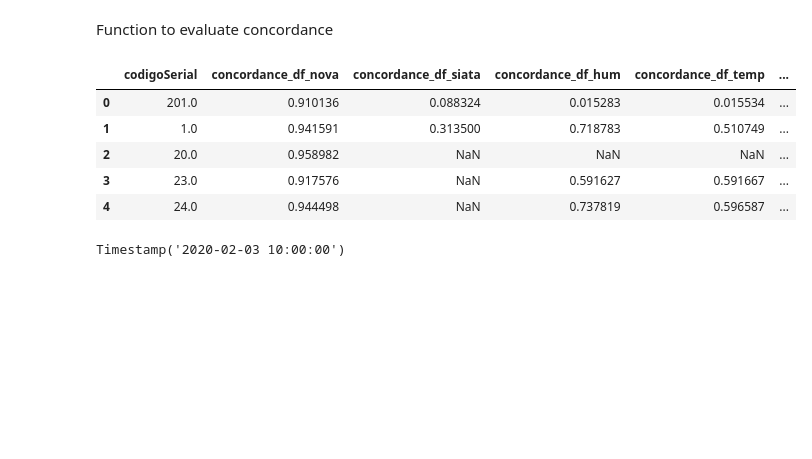
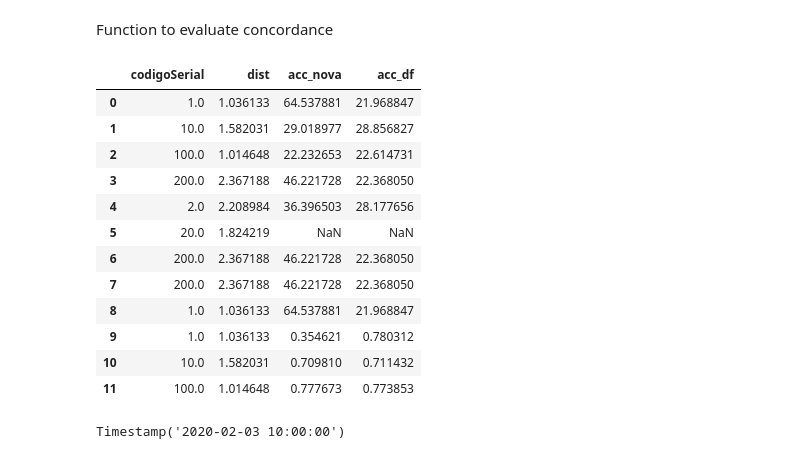
Before and after one commit to julioeagle/DQ_Repo, a Jupyter notebook: Total DQ measurement SIATA.ipynb, the cells around one changed output. Drawn from its saved outputs; the diff is of its cells as text; code cells hidden in the pictures; blank space fills up the shorter version.

Commit message:
Accuracy tested and working
Accuracy tested and working

```diff
--- a/Total DQ measurement SIATA.ipynb
+++ b/Total DQ measurement SIATA.ipynb
@@ -68,7 +68,7 @@ del grouped
 # %% [markdown]
 READ DISTANCES
 # %%
-datatypesDistances={"codigoSerial_CC":np.uint16,"codigoSerial_ES":np.uint16,"Distancia_a_ES":np.float16}
+datatypesDistances={"codigoSerial_CC":np.uint16,"codigoSerial_ES":np.uint16,"Distancia_a_ES":np.float16,"codigoSerial_ES2":np.uint16}
 Distances = pd.read_csv("C:/Users/julio/Documents/UDEA/Maestría/DQ in IOT/Datasets/Distances and positions/Distancias_2.csv", header=0, dtype=datatypesDistances,index_col="codigoSerial_CC")
 # %% [markdown]
 DQ CALCULATIONS
@@ -865,7 +863,7 @@ Access_Security   =0.12
 inicio="2020-02-03 00:00:00"
 fin   ="2020-02-03 23:59:00"
 start_time ="2020-02-10 00:00:00"
-end_time   ="2020-02-14 23:59:00"
+end_time   ="2020-02-11 23:59:00"
 
 #Variable Inicialization
 nube=0
@@ -1019,6 +1017,21 @@ def uncertainty(node, df_window):
 Function to evaluate Accuracy
 # %%
 def accuracy(node, df_window):
+    #Hourly mean
+    df_window['pm25_nova_ave']=np.nan
+    df_window['pm25_df_ave']=np.nan
+
+    for ts in df_window['fechaHora']:
+        if ts==ts.ceil('60min'):
+            window=df_window[(df_window['fechaHora'] >= ts.floor('60min')) & (df_window['fechaHora'] < (ts+timedelta(minutes = 1)).ceil('60min'))]# Next ONE HOUR WINDOW
+
+        else:
+            window=df_window[(df_window['fechaHora'] >= ts.floor('60min')) & (df_window['fechaHora'] < ts.ceil('60min'))]#Current ONE HOUR window
+        #print("Timestamp: ",ts,", Floor:",ts.floor('60min'),", Ceil:",ts.ceil('60min'),window['pm25_nova'].mean())
+        #print(window['pm25_nova'])
+        df_window.loc[df_window["fechaHora"]==ts,'pm25_nova_ave']=window['pm25_nova'].mean()
+        df_window.loc[df_window["fechaHora"]==ts,'pm25_df_ave']=window['pm25_df'].mean()
+
     Closest_Station=Distances.codigoSerial_ES.loc[node]
     Closest_Station2=Distances.codigoSerial_ES2.loc[node]
     if Closest_Station in SS.keys():
@@ -1032,11 +1045,12 @@ def accuracy(node, df_window):
             df_window.loc[df_window.fechaHora == time,"v_pm25"]=v
             vm=df_window.loc[(df_window.fechaHora == time),"pm25_df_ave"]
             #print(time," : ",vm.values[0],"________",SS[Closest_Station].Fecha_Hora.loc[idx]," : ",v)
-            df_window.loc[df_window.fechaHora == time,"alpha_df"]=100*abs(vm-v)/v
+            #print(v,"<->", vm.values[0])
+            df_window.loc[df_window.fechaHora == time,"alpha_df"]=  max(0,1-abs(vm.values[0]-v)/v)
             vm=df_window.loc[(df_window.fechaHora == time),"pm25_nova_ave"]
-            df_window.loc[df_window.fechaHora == time,"alpha_nova"]=100*abs(vm-v)/v
+            df_window.loc[df_window.fechaHora == time,"alpha_nova"]=max(0,1-abs(vm.values[0]-v)/v)
 
-        accu_dict={'codigoSerial':node, 'dist':Distances.loc[nube,"Distancia_a_ES"], 'acc_df':df_window.alpha_df.mean(), 'acc_nova':df_window.alpha_nova.mean()}
+        accu_dict={'codigoSerial':node, 'dist':Distances.loc[node,"Distancia_a_ES"], 'acc_df':df_window.alpha_df.mean(), 'acc_nova':df_window.alpha_nova.mean()}
 
     elif Closest_Station2 in SS.keys():
         #Clean values out of range
@@ -1049,11 +1063,12 @@ def accuracy(node, df_window):
             df_window.loc[df_window.fechaHora == time,"v_pm25"]=v
             vm=df_window.loc[(df_window.fechaHora == time),"pm25_df_ave"]
             #print(time," : ",vm.values[0],"________",SS[Closest_Station].Fecha_Hora.loc[idx]," : ",v)
-            df_window.loc[df_window.fechaHora == time,"alpha_df"]=100*abs(vm-v)/v
+            #print(v, vm)
+            df_window.loc[df_window.fechaHora == time,"alpha_df"]=  max(0,1-abs(vm.values[0]-v)/v)
             vm=df_window.loc[(df_window.fechaHora == time),"pm25_nova_ave"]
-            df_window.loc[df_window.fechaHora == time,"alpha_nova"]=100*abs(vm-v)/v
+            df_window.loc[df_window.fechaHora == time,"alpha_nova"]=max(0,1-abs(vm.values[0]-v)/v)
 
-        accu_dict={'codigoSerial':node, 'dist':Distances.loc[nube,"Distancia_a_ES"], 'acc_df':df_window.alpha_df.mean(), 'acc_nova':df_window.alpha_nova.mean()}
+        accu_dict={'codigoSerial':node, 'dist':Distances.loc[node,"Distancia_a_ES"], 'acc_df':df_window.alpha_df.mean(), 'acc_nova':df_window.alpha_nova.mean()}
 
     else:
         accu_dict={'codigoSerial':node, 'dist':np.nan, 'acc_df':np.nan, 'acc_nova':np.nan}
@@ -1082,22 +1097,30 @@ def concordance(node, df_window):
                 "concordance_nova_siata":corr_nova.v_pm25,"concordance_nova_hum":corr_nova.humedad_relativa,"concordance_nova_temp":corr_nova.temperatura}
     return conco_dict
 # %%
-node=24
+node=100
 df_window=clean_data(node, CC, start_time, end_time)
 #df_preci = pd.DataFrame(columns =["codigoSerial","precision_df","precision_nova",])
 #df_uncer = pd.DataFrame(columns =["codigoSerial","uncertainty","uncertainty_group"])
 #df_conco = pd.DataFrame(columns =["codigoSerial","concordance_df_nova","concordance_df_siata","concordance_df_hum","concordance_df_temp","concordance_nova_siata","concordance_nova_hum","concordance_nova_temp"])
+#df_accur = pd.DataFrame(columns =['codigoSerial', 'dist', 'acc_nova', 'acc_df'])
 
 
-df_conco=df_conco.append(concordance(node, df_window), ignore_index = True)
-df_conco
+df_accur=df_accur.append(accuracy(node, df_window), ignore_index = True)
+df_accur
 # %% [output]
-|  | codigoSerial | concordance_df_nova | concordance_df_siata | concordance_df_hum | concordance_df_temp | ... |
-| 0 | 201.0 | 0.910136 | 0.088324 | 0.015283 | 0.015534 | ... |
-| 1 | 1.0 | 0.941591 | 0.313500 | 0.718783 | 0.510749 | ... |
-| 2 | 20.0 | 0.958982 | NaN | NaN | NaN | ... |
-| 3 | 23.0 | 0.917576 | NaN | 0.591627 | 0.591667 | ... |
-| 4 | 24.0 | 0.944498 | NaN | 0.737819 | 0.596587 | ... |
+|  | codigoSerial | dist | acc_nova | acc_df |
+| 0 | 1.0 | 1.036133 | 64.537881 | 21.968847 |
+| 1 | 10.0 | 1.582031 | 29.018977 | 28.856827 |
+| 2 | 100.0 | 1.014648 | 22.232653 | 22.614731 |
+| 3 | 200.0 | 2.367188 | 46.221728 | 22.368050 |
+| 4 | 2.0 | 2.208984 | 36.396503 | 28.177656 |
+| 5 | 20.0 | 1.824219 | NaN | NaN |
+| 6 | 200.0 | 2.367188 | 46.221728 | 22.368050 |
+| 7 | 200.0 | 2.367188 | 46.221728 | 22.368050 |
+| 8 | 1.0 | 1.036133 | 64.537881 | 21.968847 |
+| 9 | 1.0 | 1.036133 | 0.354621 | 0.780312 |
+| 10 | 10.0 | 1.582031 | 0.709810 | 0.711432 |
+| 11 | 100.0 | 1.014648 | 0.777673 | 0.773853 |
 # %%
 acc_vs_dis=[]
 missing_data_df=[]
```
Also changed, not shown: parts of 1 cell of this notebook.
